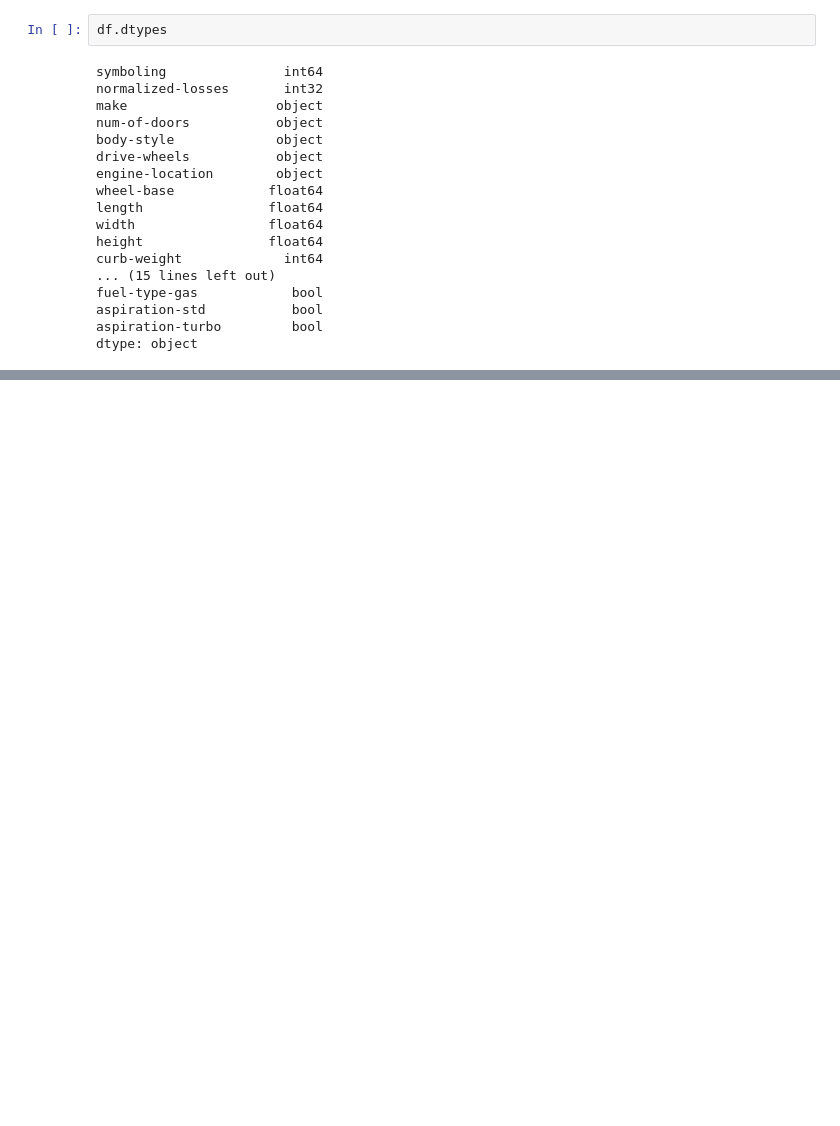
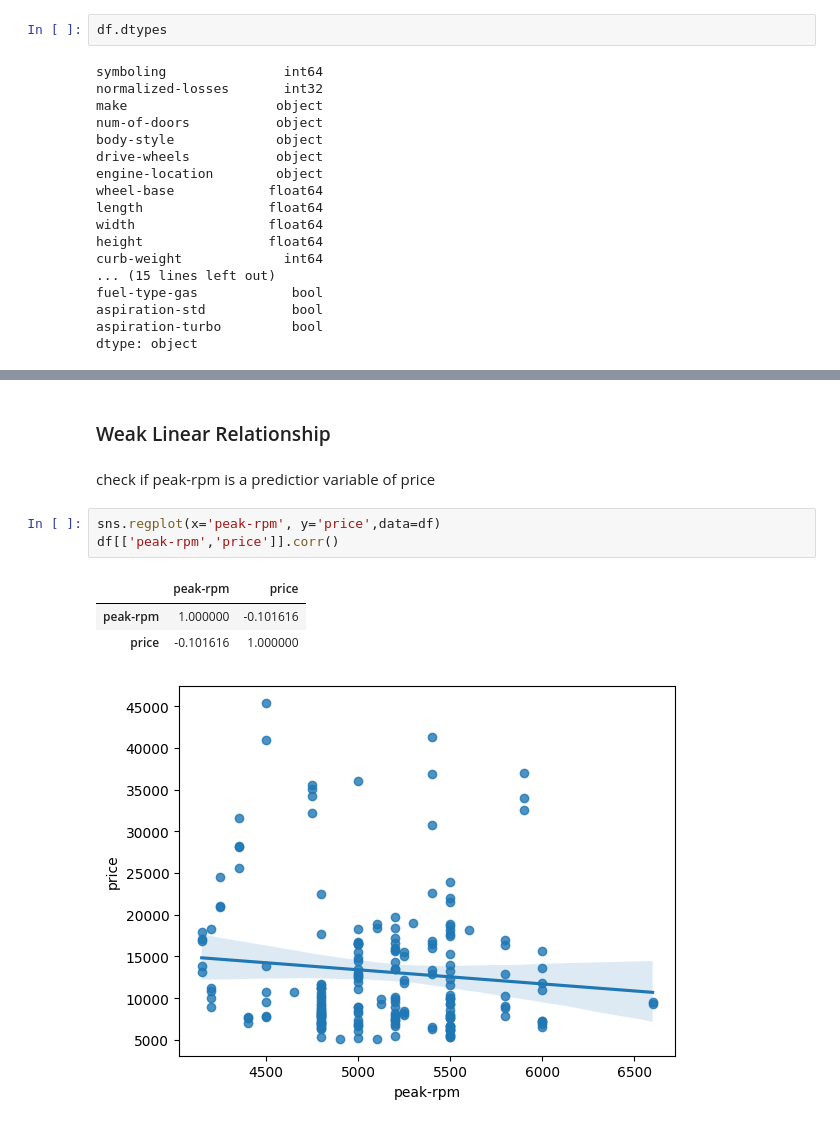
Before and after one commit to Mann-M/Cousera, a Jupyter notebook: Data Analysis/car price prediction.ipynb, the cells around one changed output, grey strips where cells are left out. Cells and saved outputs as stored; diff of their text form; blank space fills up the shorter version.

```diff
--- a/Data Analysis/car price prediction.ipynb
+++ b/Data Analysis/car price prediction.ipynb
@@ -731,0 +785,12 @@ dtype: object
+# %% [markdown]
+<h3>Weak Linear Relationship</h3>
+# %% [markdown]
+check if peak-rpm is a predictior variable of price
+# %%
+sns.regplot(x='peak-rpm', y='price',data=df)
+df[['peak-rpm','price']].corr()
+# %% [output]
+|  | peak-rpm | price |
+| peak-rpm | 1.000000 | -0.101616 |
+| price | -0.101616 | 1.000000 |
+[figure, added]
```
Also changed, not shown: parts of 118 cells of this notebook, 5 other files.
